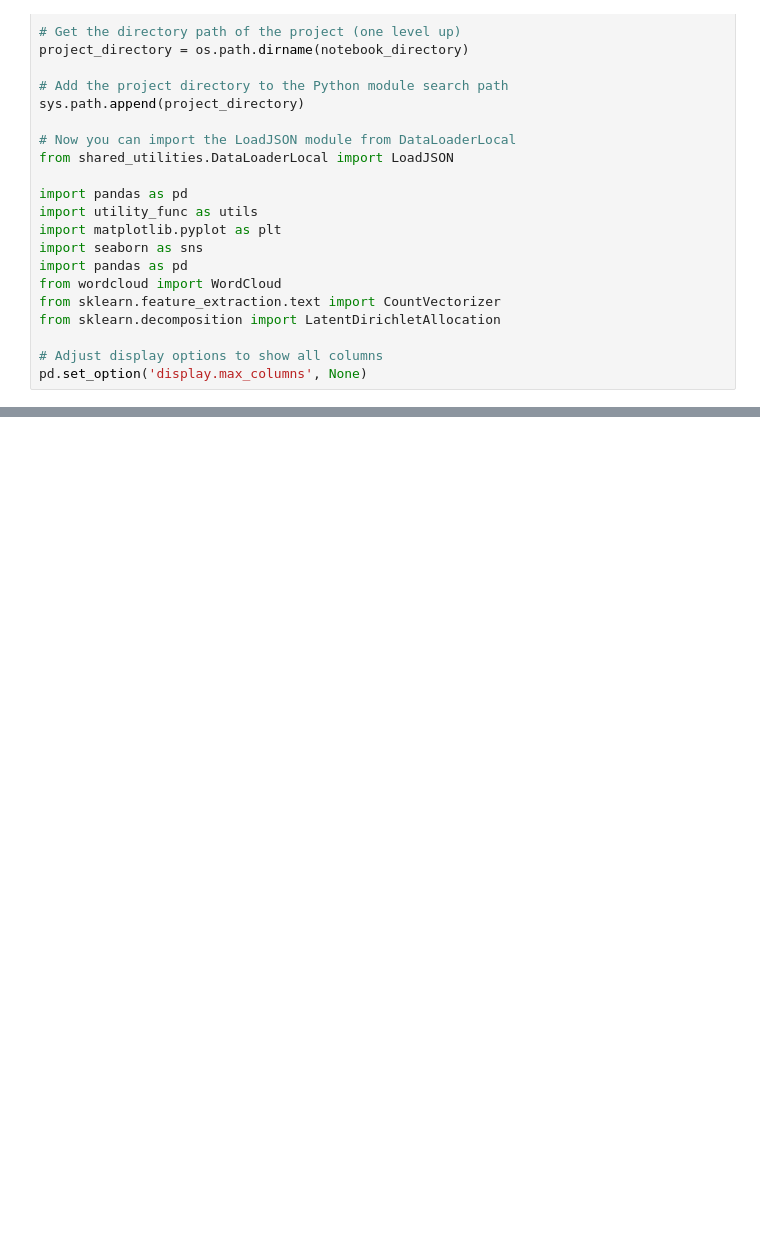
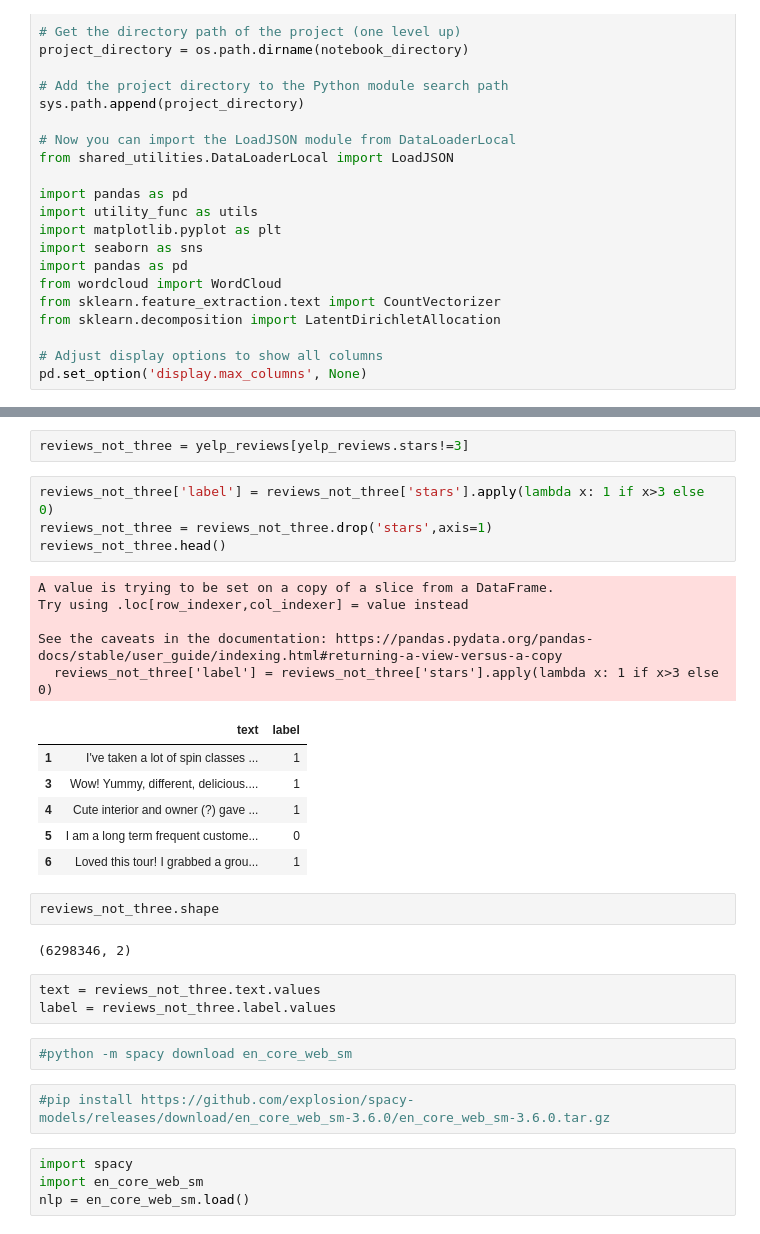
Before and after one commit to PPortela00/Recommendation-System---, a Jupyter notebook: NLP&TS/notebook.ipynb, the cells around one changed output, grey strips where cells are left out. Drawn from its saved outputs; the diff is of its cells as text; blank space fills up the shorter version.

```diff
--- a/NLP&TS/notebook.ipynb
+++ b/NLP&TS/notebook.ipynb
@@ -61,0 +166,33 @@ Users DataFrame's head:
+# %%
+reviews_not_three = yelp_reviews[yelp_reviews.stars!=3]
+# %%
+reviews_not_three['label'] = reviews_not_three['stars'].apply(lambda x: 1 if x>3 else 0)
+reviews_not_three = reviews_not_three.drop('stars',axis=1)
+reviews_not_three.head()
+# %% [output]
+A value is trying to be set on a copy of a slice from a DataFrame.
+Try using .loc[row_indexer,col_indexer] = value instead
+
+See the caveats in the documentation: https://pandas.pydata.org/pandas-docs/stable/user_guide/indexing.html#returning-a-view-versus-a-copy
+  reviews_not_three['label'] = reviews_not_three['stars'].apply(lambda x: 1 if x>3 else 0)
+|  | text | label |
+| 1 | I've taken a lot of spin classes ... | 1 |
+| 3 | Wow! Yummy, different, delicious.... | 1 |
+| 4 | Cute interior and owner (?) gave ... | 1 |
+| 5 | I am a long term frequent custome... | 0 |
+| 6 | Loved this tour! I grabbed a grou... | 1 |
+# %%
+reviews_not_three.shape
+# %% [output]
+(6298346, 2)
+# %%
+text = reviews_not_three.text.values
+label = reviews_not_three.label.values
+# %%
+#python -m spacy download en_core_web_sm
+# %%
+#pip install https://github.com/explosion/spacy-models/releases/download/en_core_web_sm-3.6.0/en_core_web_sm-3.6.0.tar.gz
+# %%
+import spacy
+import en_core_web_sm
+nlp = en_core_web_sm.load()
```
Also changed, not shown: parts of 47 cells of this notebook.
